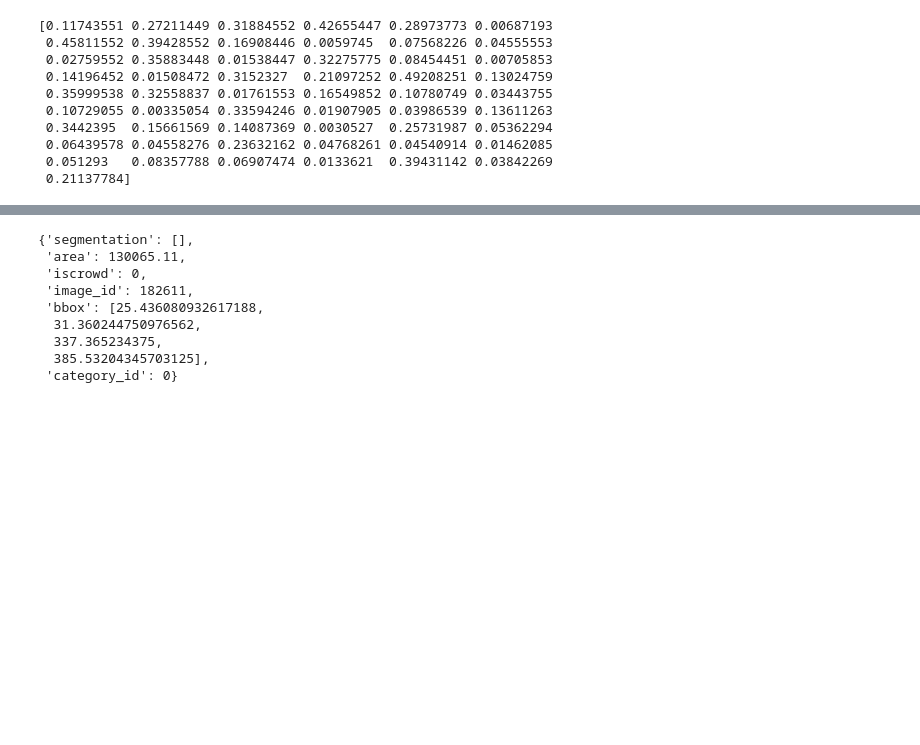
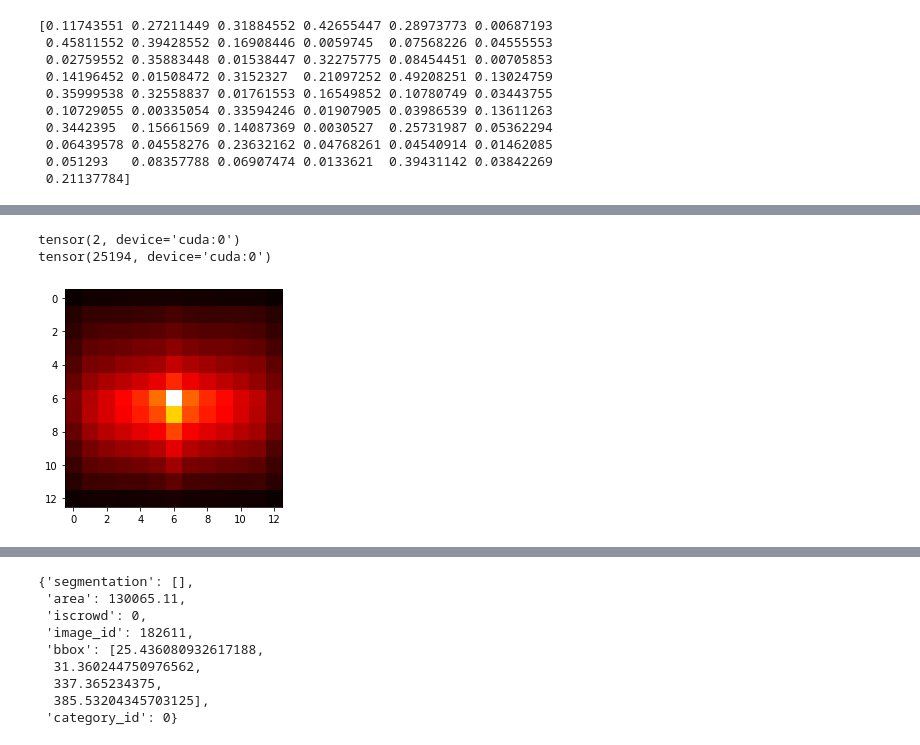
Before and after one commit to kostas1515/yolo_on_coco, a Jupyter notebook: coco.ipynb, the cells around one changed output, grey strips where cells are left out. Drawn from its saved outputs; the diff is of its cells as text; code cells hidden in the pictures; blank space fills up the shorter version.

```diff
--- a/coco.ipynb
+++ b/coco.ipynb
@@ -686,0 +733,20 @@ print(torch.uniform(10))
+# %%
+print(total.mean())
+print(total.std())
+print(total.min())
+print(total.max())
+# %% [output]
+tensor(2, device='cuda:0')
+tensor(25194, device='cuda:0')
+# %%
+
+import matplotlib.pyplot as plt
+import numpy as np
+
+test=total[:507].reshape(13,13,3)
+
+fig=plt.imshow(test[:,:,0].cpu(), cmap='hot')
+#
+plt.savefig('heatmap13x13.png')
+# %% [output]
+[figure, added]
```
Also changed, not shown: parts of 48 cells of this notebook, 8 other files.
